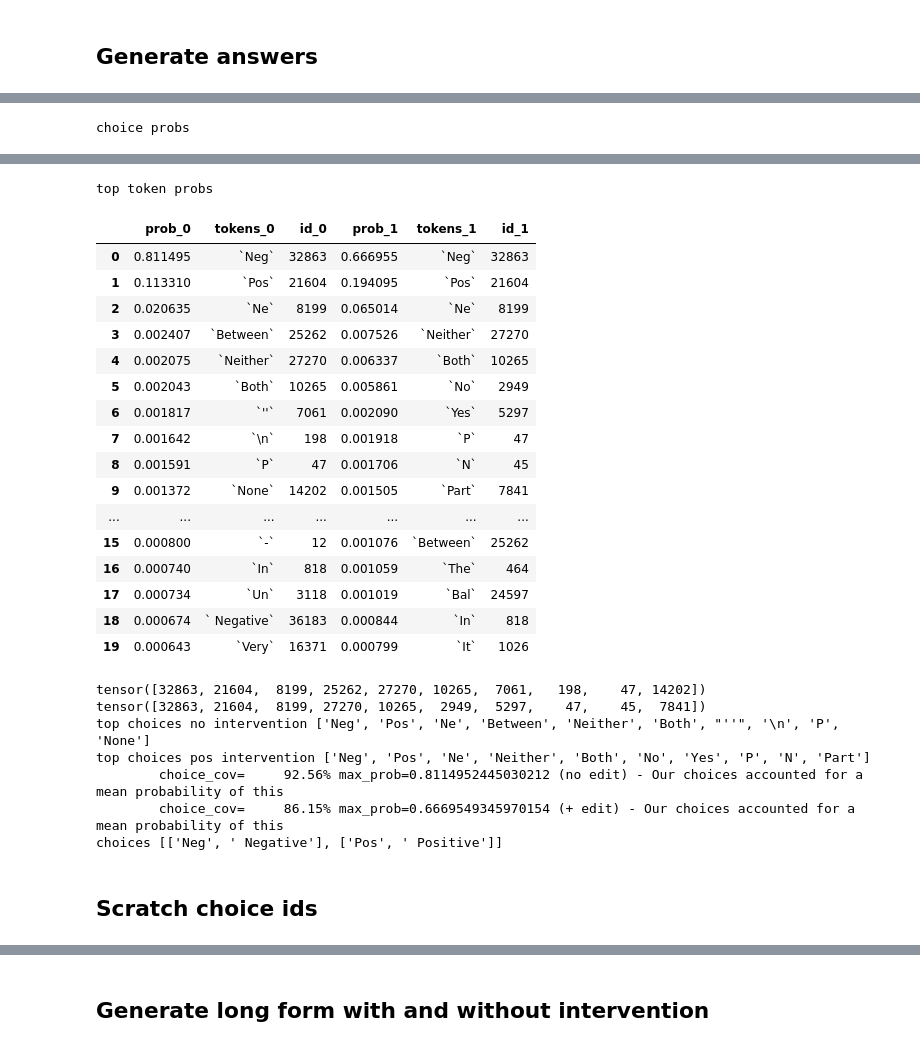
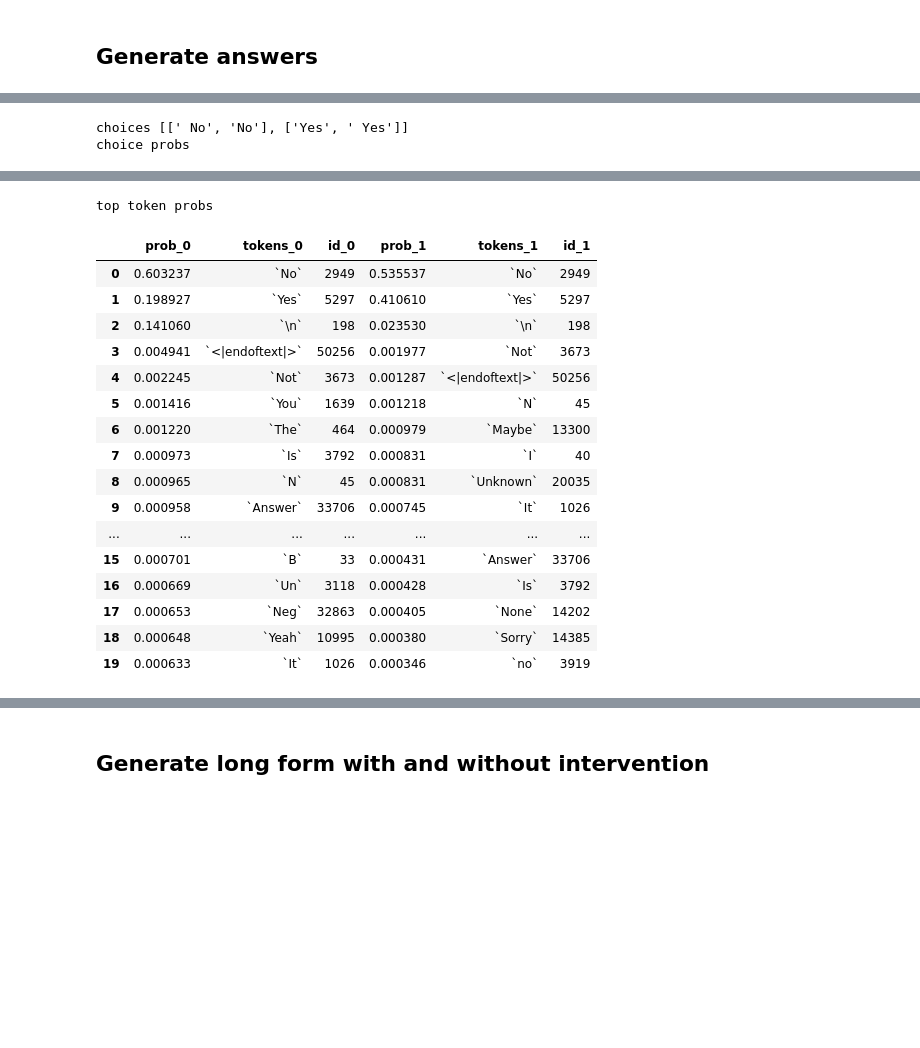
Before and after one commit to wassname/discovering_latent_knowledge, a Jupyter notebook: notebooks/104_check_intervention.ipynb, the cells around one changed output, grey strips where cells are left out. Cells and saved outputs as stored; diff of their text form; code cells hidden in the pictures; blank space fills up the shorter version.

```diff
--- a/notebooks/104_check_intervention.ipynb
+++ b/notebooks/104_check_intervention.ipynb
@@ -53,18 +56,29 @@ os.environ["TOKENIZERS_PARALLELISM"] = "false"
 # %% [markdown]
 ## Load model
 # %%
-ds_name='amazon_polarity'
-cfg = ExtractConfig(max_examples=(400, 400),
-                    intervention_fit_examples=160,
-                    )
+ds_name = "amazon_polarity"
+cfg = ExtractConfig(
+    max_examples=(400, 400),
+    intervention_fit_examples=160,
+)
 print(cfg)
 batch_size = cfg.batch_size
 
-model, tokenizer = load_model(cfg.model, pad_token_id=cfg.pad_token_id, disable_exllama=False)
+model, tokenizer = load_model(
+    cfg.model, pad_token_id=cfg.pad_token_id, disable_exllama=False
+)
 print(model)
 
 N_train, N_test = cfg.max_examples
-N=sum(cfg.max_examples)
-ds_tokens = load_preproc_dataset(ds_name, tokenizer, N=N, seed=cfg.seed, num_shots=cfg.num_shots, max_length=cfg.max_length, prompt_format=cfg.prompt_format)
+N = sum(cfg.max_examples)
+ds_tokens = load_preproc_dataset(
+    ds_name,
+    tokenizer,
+    N=N,
+    seed=cfg.seed,
+    num_shots=cfg.num_shots,
+    max_length=cfg.max_length,
+    prompt_format=cfg.prompt_format,
+)
 # %% [output]
 ExtractConfig(datasets=('amazon_polarity', 'super_glue:boolq', 'glue:qnli', 'imdb'), model='wassname/phi-2-GPTQ_w_hidden_states', batch_size=5, pad_token_id=50256, prompt_format='phi', data_dirs=(), m ...
@@ -207,10 +164,15 @@ def print_pipeline_r(o):
 # %%
-ds = ds_tokens.select(range(3)).to_iterable_dataset()
-r1 = rep_control_pipeline2(model_inputs=ds,
-        intervention=intervention,
-        batch_size=batch_size,)
+ds = ds_tokens.select(
+    range(cfg.intervention_fit_examples, cfg.intervention_fit_examples + 2)
+).to_iterable_dataset()
+r1 = rep_control_pipeline2(
+    model_inputs=ds,
+    intervention=intervention,
+    batch_size=batch_size,
+)
 r = list(r1)
 o = r[0]
-print_pipeline_r(o)
+print_pipeline_row(o, tokenizer)
 # %% [output]
+choices [[' No', 'No'], ['Yes', ' Yes']]
 choice probs
@@ -220,27 +182,18 @@ choice probs
 top token probs
 |  | prob_0 | tokens_0 | id_0 | prob_1 | tokens_1 | id_1 |
-| 0 | 0.811495 | `Neg` | 32863 | 0.666955 | `Neg` | 32863 |
-| 1 | 0.113310 | `Pos` | 21604 | 0.194095 | `Pos` | 21604 |
-| 2 | 0.020635 | `Ne` | 8199 | 0.065014 | `Ne` | 8199 |
-| 3 | 0.002407 | `Between` | 25262 | 0.007526 | `Neither` | 27270 |
-| 4 | 0.002075 | `Neither` | 27270 | 0.006337 | `Both` | 10265 |
-| 5 | 0.002043 | `Both` | 10265 | 0.005861 | `No` | 2949 |
-| 6 | 0.001817 | `''` | 7061 | 0.002090 | `Yes` | 5297 |
-| 7 | 0.001642 | `\n` | 198 | 0.001918 | `P` | 47 |
-| 8 | 0.001591 | `P` | 47 | 0.001706 | `N` | 45 |
-| 9 | 0.001372 | `None` | 14202 | 0.001505 | `Part` | 7841 |
+| 0 | 0.603237 | `No` | 2949 | 0.535537 | `No` | 2949 |
+| 1 | 0.198927 | `Yes` | 5297 | 0.410610 | `Yes` | 5297 |
+| 2 | 0.141060 | `\n` | 198 | 0.023530 | `\n` | 198 |
+| 3 | 0.004941 | `<|endoftext|>` | 50256 | 0.001977 | `Not` | 3673 |
+| 4 | 0.002245 | `Not` | 3673 | 0.001287 | `<|endoftext|>` | 50256 |
+| 5 | 0.001416 | `You` | 1639 | 0.001218 | `N` | 45 |
+| 6 | 0.001220 | `The` | 464 | 0.000979 | `Maybe` | 13300 |
+| 7 | 0.000973 | `Is` | 3792 | 0.000831 | `I` | 40 |
+| 8 | 0.000965 | `N` | 45 | 0.000831 | `Unknown` | 20035 |
+| 9 | 0.000958 | `Answer` | 33706 | 0.000745 | `It` | 1026 |
 | ... | ... | ... | ... | ... | ... | ... |
-| 15 | 0.000800 | `-` | 12 | 0.001076 | `Between` | 25262 |
-| 16 | 0.000740 | `In` | 818 | 0.001059 | `The` | 464 |
-| 17 | 0.000734 | `Un` | 3118 | 0.001019 | `Bal` | 24597 |
-| 18 | 0.000674 | ` Negative` | 36183 | 0.000844 | `In` | 818 |
-| 19 | 0.000643 | `Very` | 16371 | 0.000799 | `It` | 1026 |
+| 15 | 0.000701 | `B` | 33 | 0.000431 | `Answer` | 33706 |
+| 16 | 0.000669 | `Un` | 3118 | 0.000428 | `Is` | 3792 |
+| 17 | 0.000653 | `Neg` | 32863 | 0.000405 | `None` | 14202 |
+| 18 | 0.000648 | `Yeah` | 10995 | 0.000380 | `Sorry` | 14385 |
+| 19 | 0.000633 | `It` | 1026 | 0.000346 | `no` | 3919 |
-tensor([32863, 21604,  8199, 25262, 27270, 10265,  7061,   198,    47, 14202])
-tensor([32863, 21604,  8199, 27270, 10265,  2949,  5297,    47,    45,  7841])
-top choices no intervention ['Neg', 'Pos', 'Ne', 'Between', 'Neither', 'Both', "''", '\n', 'P', 'None']
-top choices pos intervention ['Neg', 'Pos', 'Ne', 'Neither', 'Both', 'No', 'Yes', 'P', 'N', 'Part']
-        choice_cov=     92.56% max_prob=0.8114952445030212 (no edit) - Our choices accounted for a mean probability of this
-        choice_cov=     86.15% max_prob=0.6669549345970154 (+ edit) - Our choices accounted for a mean probability of this
-choices [['Neg', ' Negative'], ['Pos', ' Positive']]
-# %% [markdown]
-## Scratch choice ids
```
Also changed, not shown: parts of 16 cells of this notebook, 5 other files.
